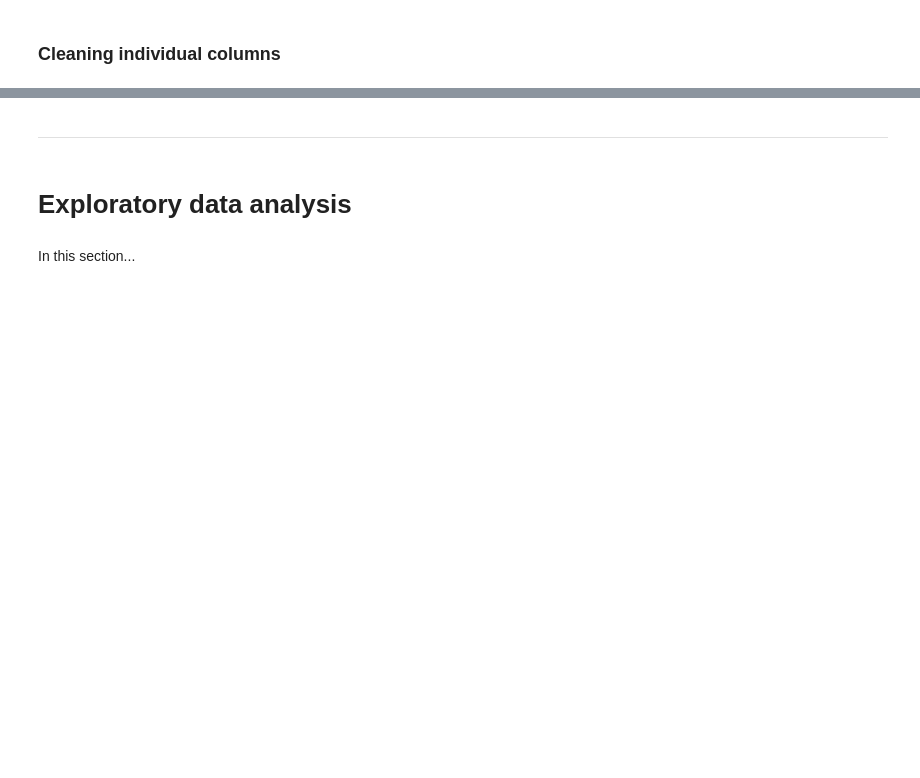
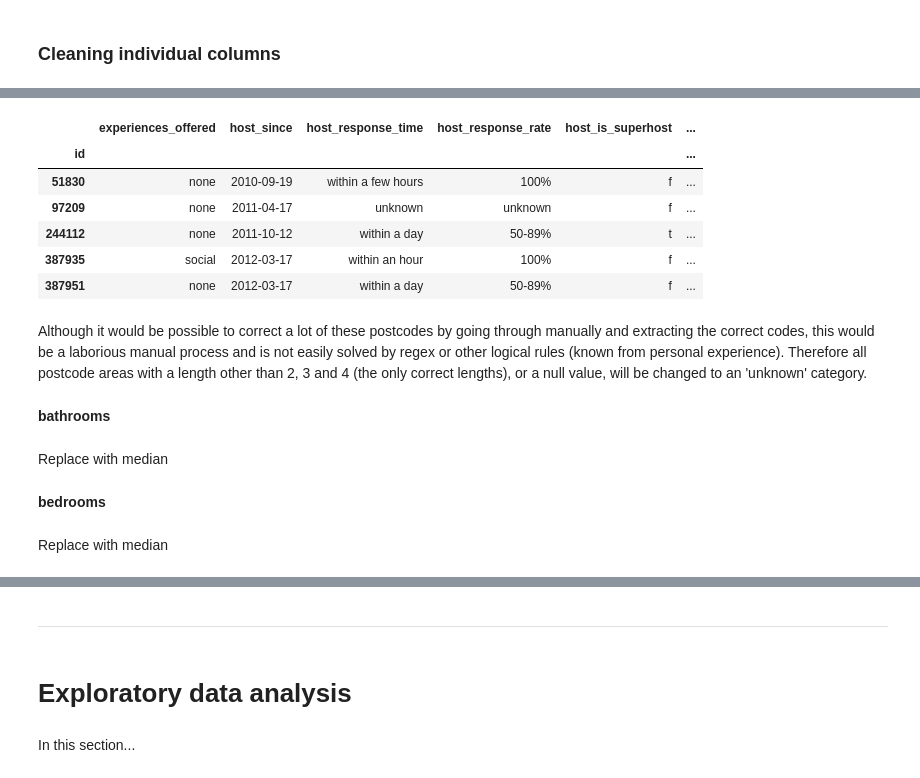
Before and after one commit to cbuie/Airbnb-neural-network-price-prediction, a Jupyter notebook: Airbnb-price-prediction.ipynb, the cells around one changed output, grey strips where cells are left out. Cells and saved outputs as stored; diff of their text form; code cells hidden in the pictures; blank space fills up the shorter version.

```diff
--- a/Airbnb-price-prediction.ipynb
+++ b/Airbnb-price-prediction.ipynb
@@ -225,0 +293,3 @@ df.head(3)
+# %%
+# Bin into four categories
+df.host_response_rate = pd.cut(df.host_response_rate, bins=[0, 50, 90, 99, 100], labels=['0-49%', '50-89%', '90-99%', '100%'], include_lowest=True)
@@ -225,0 +327,2 @@ df.head(3)
+# %%
+df.dropna(subset=['host_since'], inplace=True)
@@ -225,0 +343,3 @@ df.head(3)
+# %%
+# Splitting the zipcode string at the space, and keeping the first half
+df['postcode_area'] = df.zipcode.str.split(' ').str[0]
@@ -225,0 +362,21 @@ df.head(3)
+# %%
+# Some examples of postcode areas with length 5, which is not an allowable length
+df[df.postcode_area.str.len() == 5][:5]
+# %% [output]
+|  | experiences_offered | host_since | host_response_time | host_response_rate | host_is_superhost | ... |
+| id |  |  |  |  |  | ... |
+| 51830 | none | 2010-09-19 | within a few hours | 100% | f | ... |
+| 97209 | none | 2011-04-17 | unknown | unknown | f | ... |
+| 244112 | none | 2011-10-12 | within a day | 50-89% | t | ... |
+| 387935 | social | 2012-03-17 | within an hour | 100% | f | ... |
+| 387951 | none | 2012-03-17 | within a day | 50-89% | f | ... |
+# %% [markdown]
+Although it would be possible to correct a lot of these postcodes by going through manually and extracting the correct codes, this would be a laborious manual process and is not easily solved by regex or other logical rules (known from personal experience). Therefore all postcode areas with a length other than 2, 3 and 4 (the only correct lengths), or a null value, will be changed to an 'unknown' category.
+# %% [markdown]
+**bathrooms**
+# %% [markdown]
+Replace with median
+# %% [markdown]
+**bedrooms**
+# %% [markdown]
+Replace with median
```
Also changed, not shown: parts of 52 cells of this notebook.
